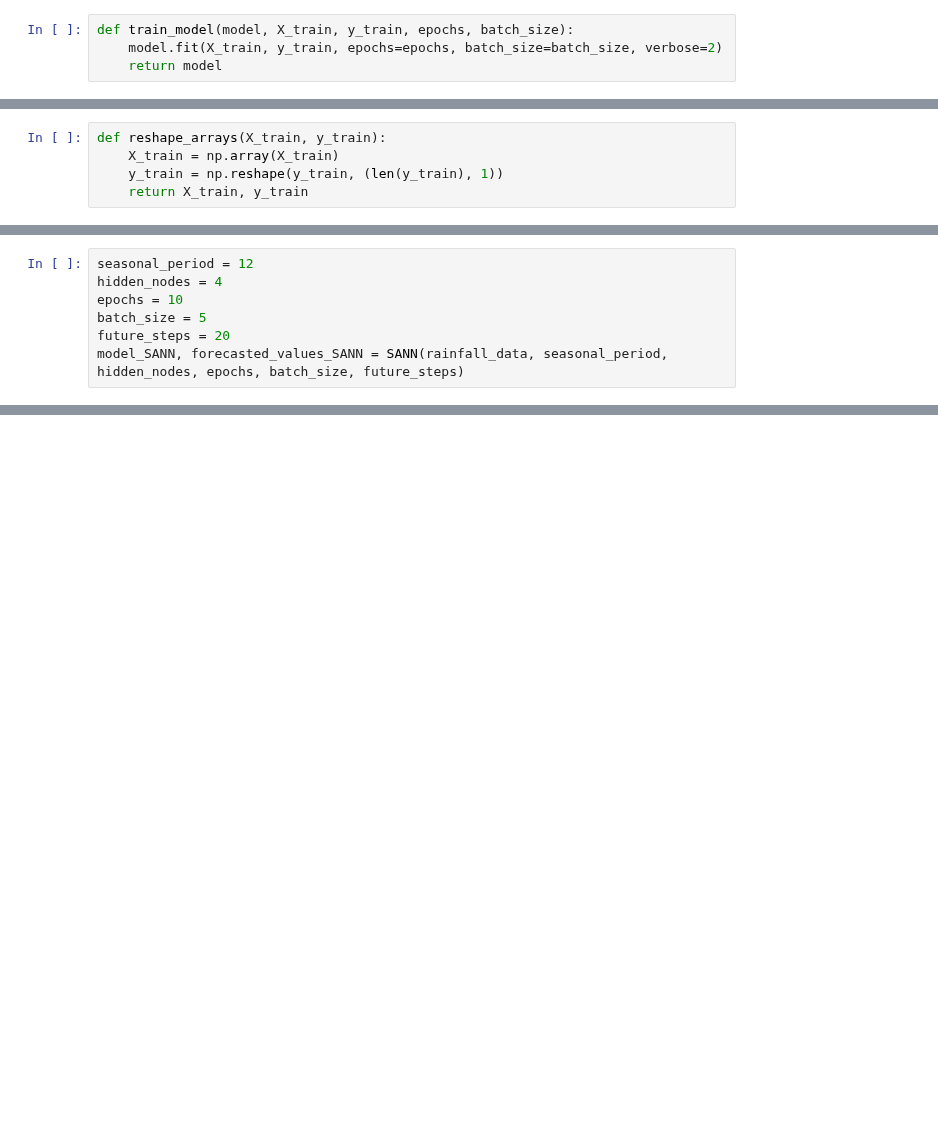
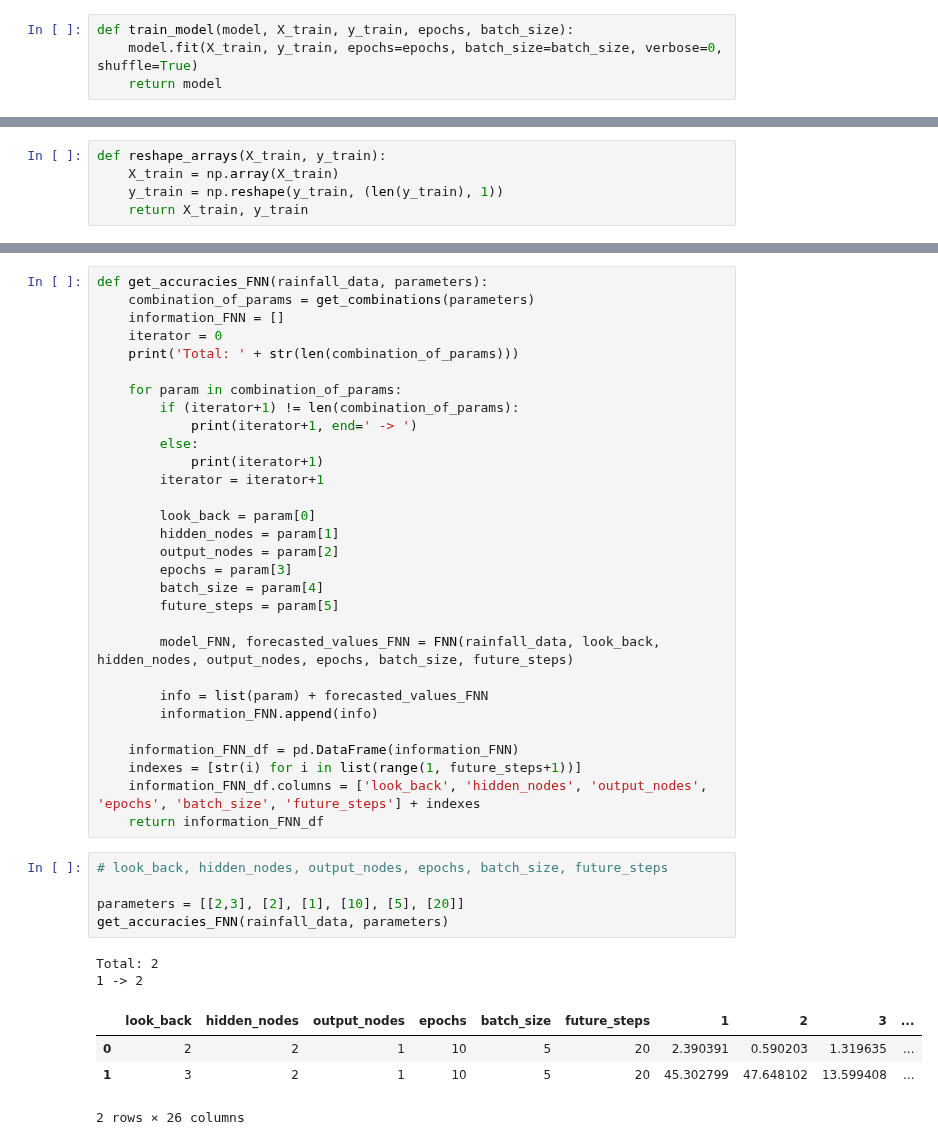
Before and after one commit to Abhishekmamidi123/Time-Series-Forecasting, a Jupyter notebook: Pune_precipitation_analyis_1972_to_2002/Artificial_Neural_Networks.ipynb, the cells around one changed output, grey strips where cells are left out. Saved outputs shown, nothing was run; the diff lists cells and outputs as text; blank space fills up the shorter version.

Commit message:
Information stored in DataFrames

```diff
--- a/Pune_precipitation_analyis_1972_to_2002/Artificial_Neural_Networks.ipynb
+++ b/Pune_precipitation_analyis_1972_to_2002/Artificial_Neural_Networks.ipynb
@@ -120,7 +138,7 @@ def create_NN(input_nodes, hidden_nodes, output_nodes):
     return model
 # %%
 def train_model(model, X_train, y_train, epochs, batch_size):
-    model.fit(X_train, y_train, epochs=epochs, batch_size=batch_size, verbose=2)
+    model.fit(X_train, y_train, epochs=epochs, batch_size=batch_size, verbose=0, shuffle=True)
     return model
 # %%
 def preprocess_FNN(data, look_back):
@@ -266,7 +246,0 @@ def SANN(data, seasonal_period, hidden_nodes, epochs, batch_size, future_steps):
-# %%
-seasonal_period = 12
-hidden_nodes = 4
-epochs = 10
-batch_size = 5
-future_steps = 20
-model_SANN, forecasted_values_SANN = SANN(rainfall_data, seasonal_period, hidden_nodes, epochs, batch_size, future_steps)
@@ -293,0 +247,42 @@ Epoch 10/10
+# %%
+def get_accuracies_FNN(rainfall_data, parameters):
+    combination_of_params = get_combinations(parameters)
+    information_FNN = []
+    iterator = 0
+    print('Total: ' + str(len(combination_of_params)))
+
+    for param in combination_of_params:
+        if (iterator+1) != len(combination_of_params):
+            print(iterator+1, end=' -> ')
+        else:
+            print(iterator+1)
+        iterator = iterator+1
+
+        look_back = param[0]
+        hidden_nodes = param[1]
+        output_nodes = param[2]
+        epochs = param[3]
+        batch_size = param[4]
+        future_steps = param[5]
+
+        model_FNN, forecasted_values_FNN = FNN(rainfall_data, look_back, hidden_nodes, output_nodes, epochs, batch_size, future_steps)
+
+        info = list(param) + forecasted_values_FNN
+        information_FNN.append(info)
+
+    information_FNN_df = pd.DataFrame(information_FNN)
+    indexes = [str(i) for i in list(range(1, future_steps+1))]
+    information_FNN_df.columns = ['look_back', 'hidden_nodes', 'output_nodes', 'epochs', 'batch_size', 'future_steps'] + indexes
+    return information_FNN_df
+# %%
+# look_back, hidden_nodes, output_nodes, epochs, batch_size, future_steps
+
+parameters = [[2,3], [2], [1], [10], [5], [20]]
+get_accuracies_FNN(rainfall_data, parameters)
+# %% [output]
+Total: 2
+1 -> 2
+|  | look_back | hidden_nodes | output_nodes | epochs | batch_size | future_steps | 1 | 2 | 3 | ... |
+| 0 | 2 | 2 | 1 | 10 | 5 | 20 | 2.390391 | 0.590203 | 1.319635 | ... |
+| 1 | 3 | 2 | 1 | 10 | 5 | 20 | 45.302799 | 47.648102 | 13.599408 | ... |
+2 rows × 26 columns
```
Also changed, not shown: parts of 24 cells of this notebook.
